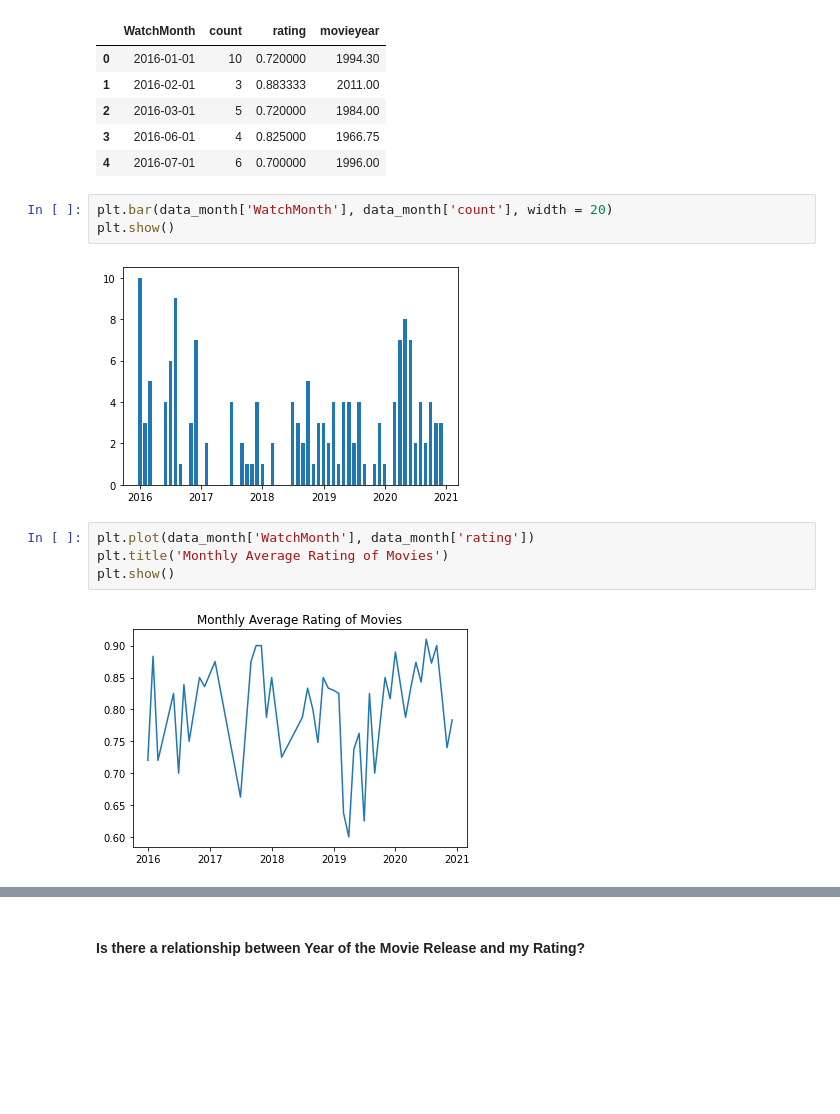
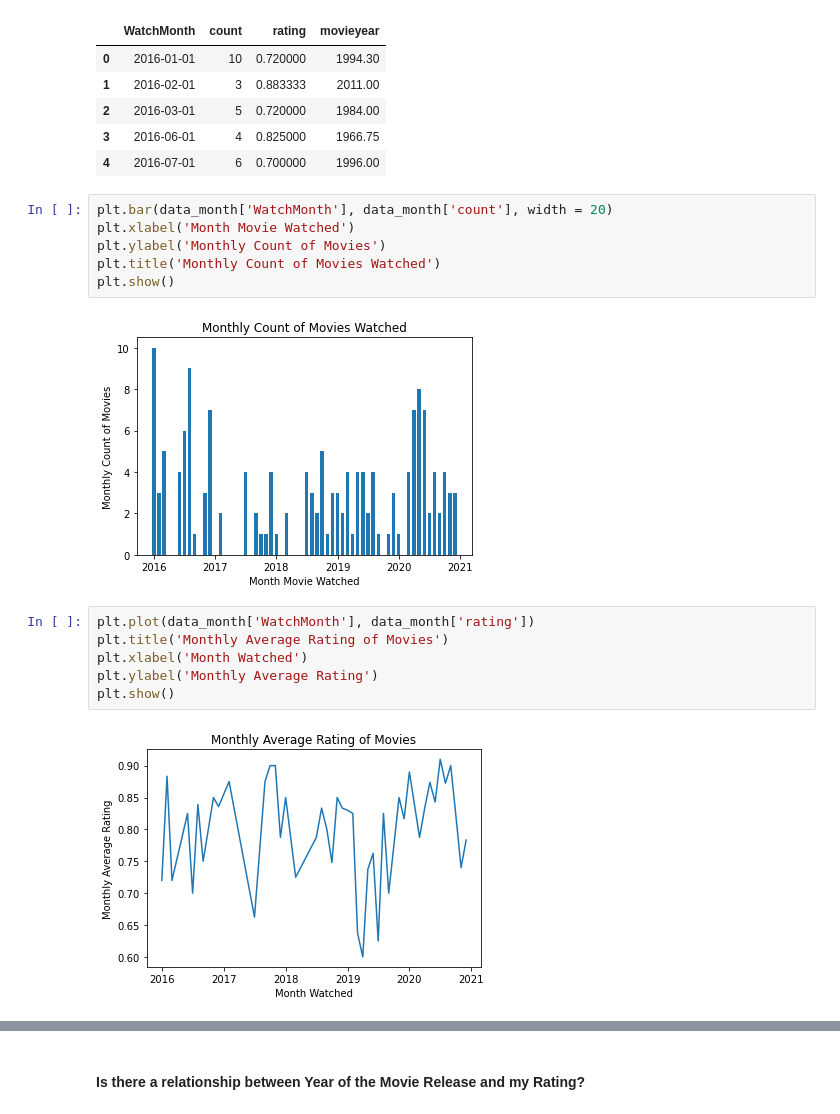
Before and after one commit to amandahutter/Movies-Analysis, a Jupyter notebook: Movies.ipynb, the cells around one changed output, grey strips where cells are left out. Saved outputs shown, nothing was run; the diff lists cells and outputs as text; blank space fills up the shorter version.

```diff
--- a/Movies.ipynb
+++ b/Movies.ipynb
@@ -153,15 +158,20 @@ data_month.head()
 | 4 | 2016-07-01 | 6 | 0.700000 | 1996.00 |
 # %%
 plt.bar(data_month['WatchMonth'], data_month['count'], width = 20)
+plt.xlabel('Month Movie Watched')
+plt.ylabel('Monthly Count of Movies')
+plt.title('Monthly Count of Movies Watched')
 plt.show()
 # %% [output]
-[figure, old version]
+[figure, new version]
 # %%
 plt.plot(data_month['WatchMonth'], data_month['rating'])
 plt.title('Monthly Average Rating of Movies')
+plt.xlabel('Month Watched')
+plt.ylabel('Monthly Average Rating')
 plt.show()
 # %% [output]
-[figure, old version]
+[figure, new version]
 # %%
 plt.plot(data_month['WatchMonth'], data_month['movieyear'])
 plt.title('Monthly Average Release Year of Movies')
```
Also changed, not shown: parts of 13 cells of this notebook.
